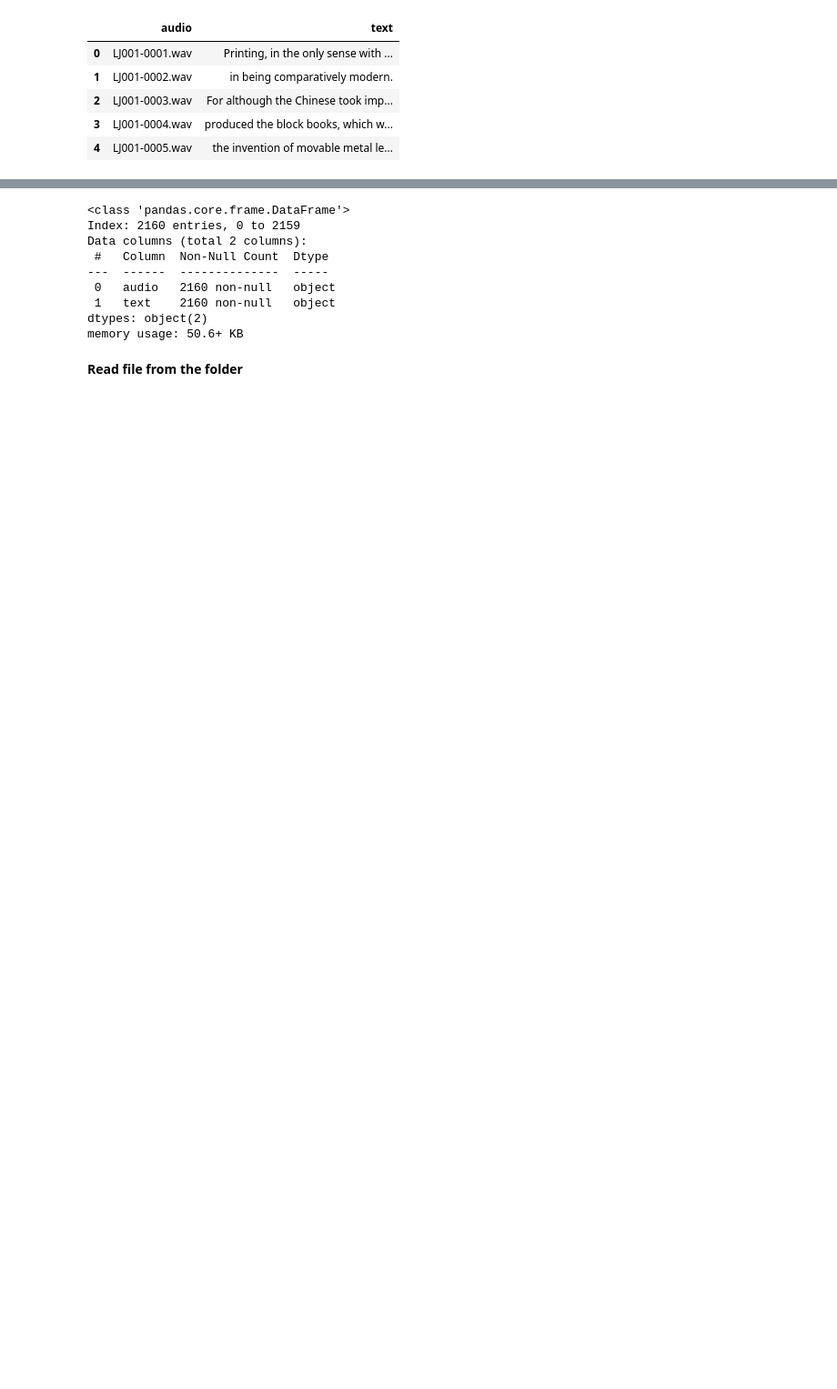
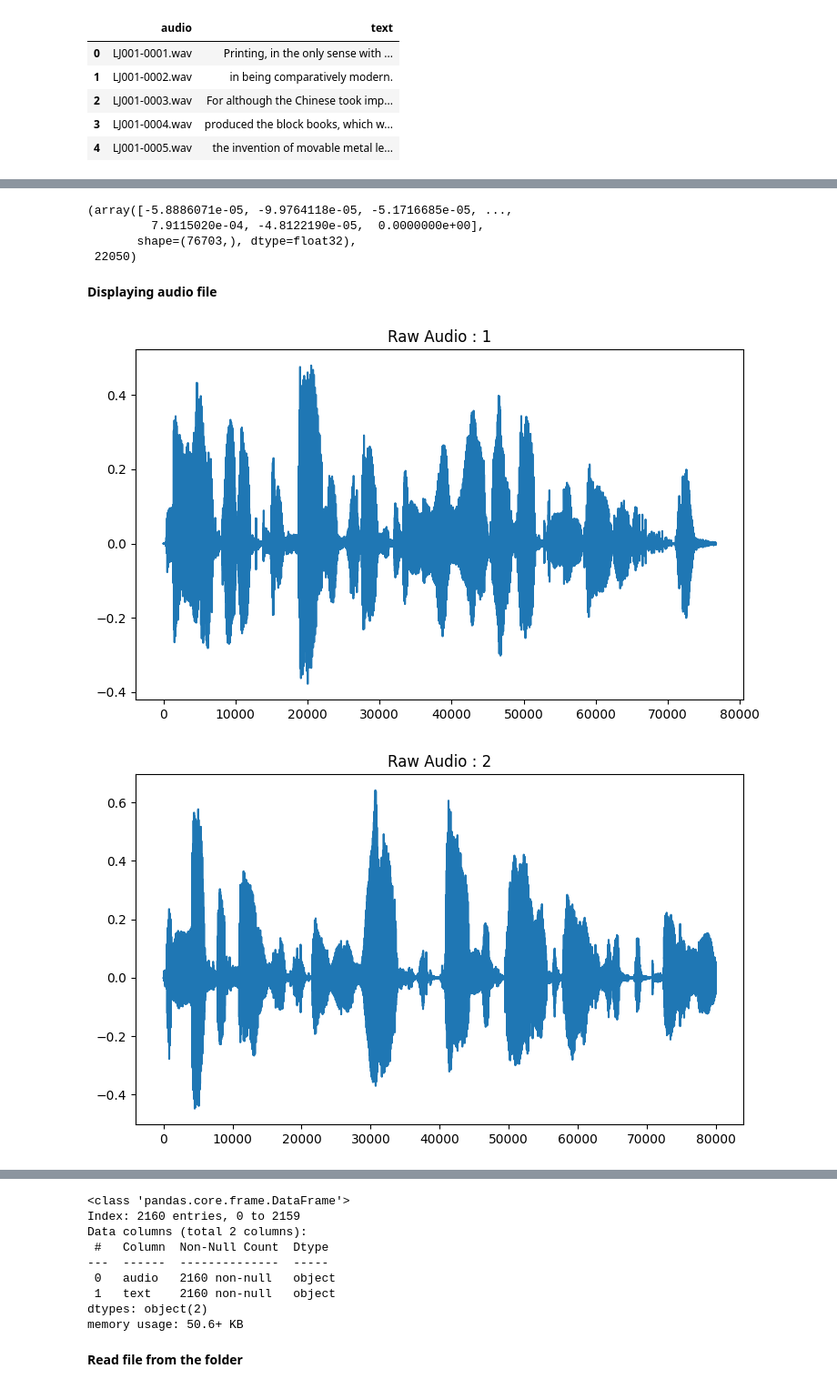
Before and after one commit to Ayushjha02/speech-to-text, a Jupyter notebook: F_speechtoText.ipynb, the cells around one changed output, grey strips where cells are left out. Shown at 91% size. Cells and saved outputs as stored; diff of their text form; code cells hidden in the pictures; blank space fills up the shorter version.

```diff
--- a/F_speechtoText.ipynb
+++ b/F_speechtoText.ipynb
@@ -36,0 +55,2 @@ df.head()
+# %%
+glob_list = glob.glob("/content/drive/MyDrive/wavs (1)/*.wav")
@@ -36,0 +62,21 @@ df.head()
+# %%
+y ,sr= librosa.load(glob_list[0])
+y,sr
+# %% [output]
+(array([-5.8886071e-05, -9.9764118e-05, -5.1716685e-05, ...,
+         7.9115020e-04, -4.8122190e-05,  0.0000000e+00],
+       shape=(76703,), dtype=float32),
+ 22050)
+# %% [markdown]
+**Displaying audio file**
+# %%
+for i in range(5):
+
+  y,sr = librosa.load(glob_list[i])
+  plt.subplot(1,5,i+1)
+  pd.Series(y[0:80000]).plot(figsize=(50,5),
+                  title=f"Raw Audio : {i+1}" )
+  plt.show()
+# %% [output]
+[figure, added]
+[figure, added]
```
Also changed, not shown: parts of 19 cells of this notebook.
